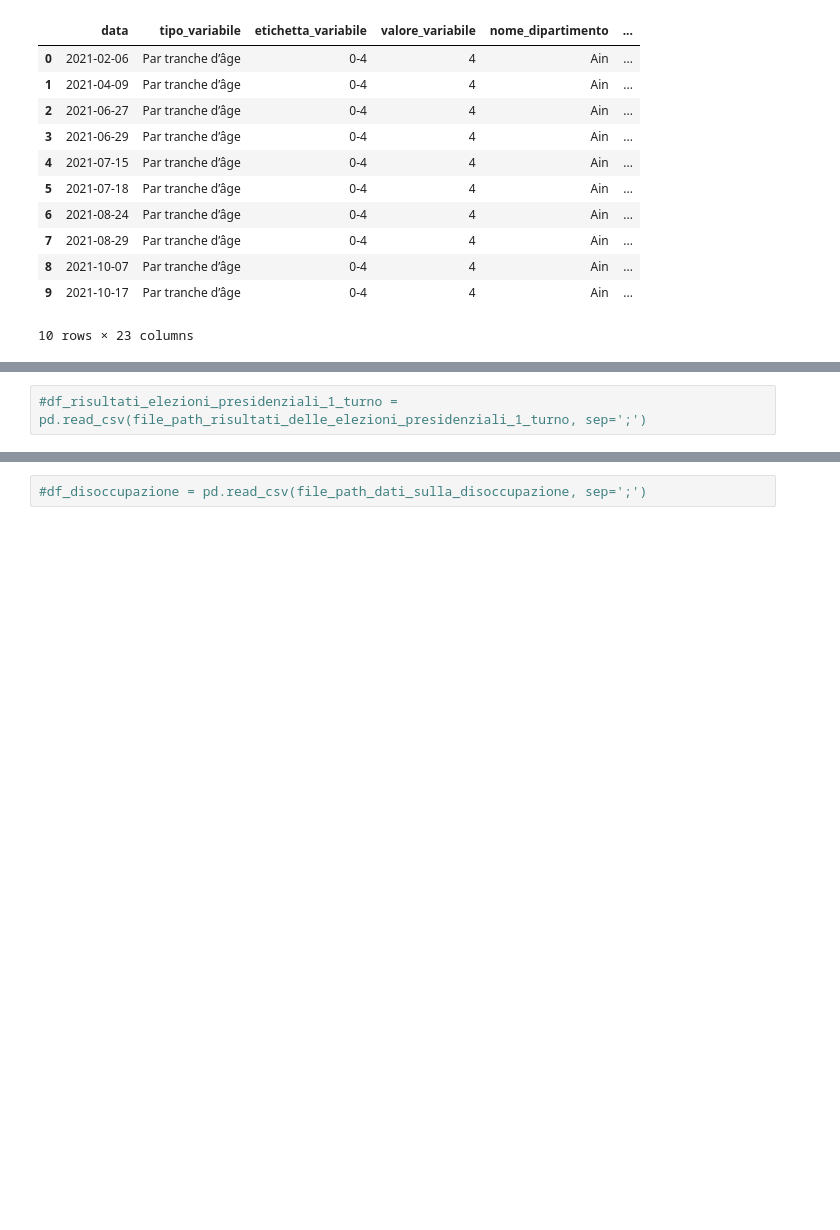
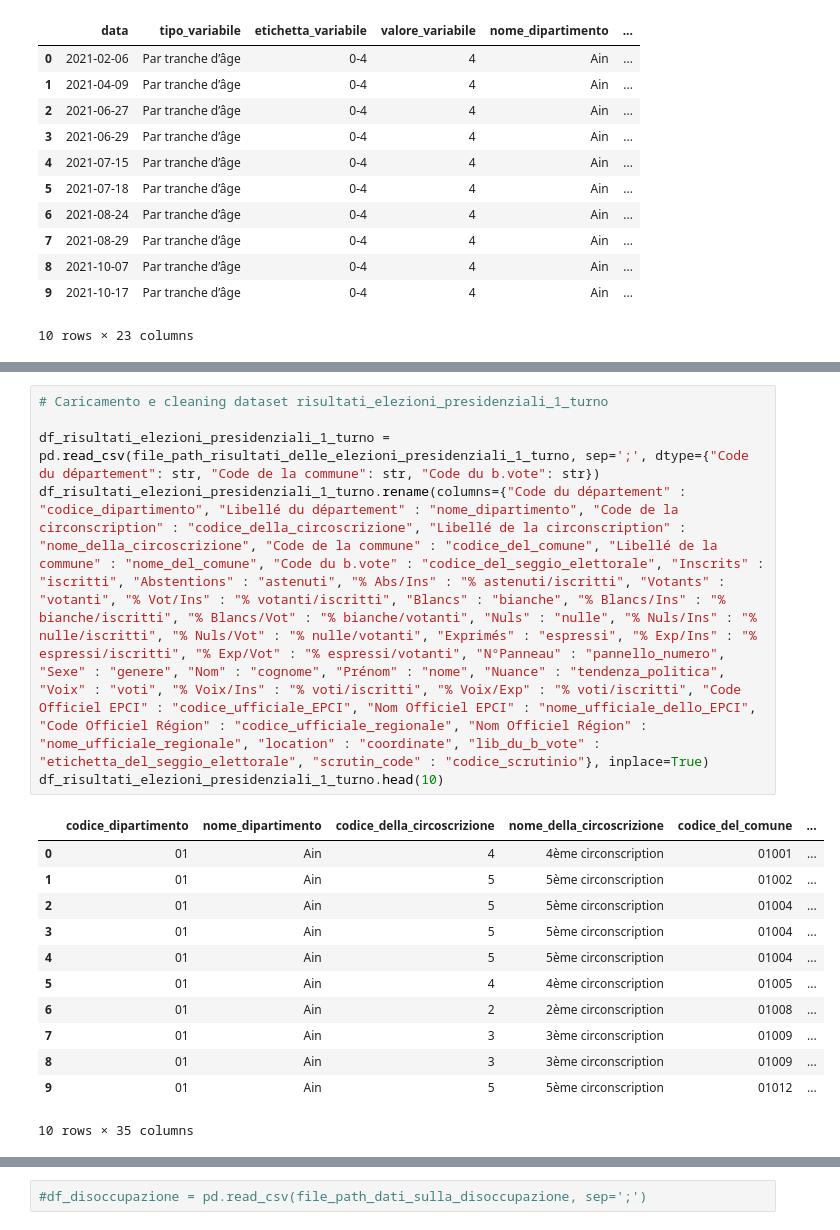
Before and after one commit to NabboGamer/progetto-big-data, a Jupyter notebook: Notebook.ipynb, the cells around one changed output, grey strips where cells are left out. Cells and saved outputs as stored; diff of their text form; blank space fills up the shorter version.

Commit message:
Caricamento e cleaning dataset risultati_elezioni_presidenziali 1 e 2 turno

```diff
--- a/Notebook.ipynb
+++ b/Notebook.ipynb
@@ -97,5 +97,22 @@ df_risultati_elezioni_legislative_2_turno.head(10)
 | 9 | 76 | Seine-Maritime | 5 | 5ème circonscription | 76495 | ... |
 10 rows × 36 columns
 # %%
-#df_risultati_elezioni_presidenziali_1_turno = pd.read_csv(file_path_risultati_delle_elezioni_presidenziali_1_turno, sep=';')
+# Caricamento e cleaning dataset risultati_elezioni_presidenziali_1_turno
+
+df_risultati_elezioni_presidenziali_1_turno = pd.read_csv(file_path_risultati_delle_elezioni_presidenziali_1_turno, sep=';', dtype={"Code du département": str, "Code de la commune": str, "Code du b.vote": str})
+df_risultati_elezioni_presidenziali_1_turno.rename(columns={"Code du département" : "codice_dipartimento", "Libellé du département" : "nome_dipartimento", "Code de la circonscription" : "codice_della_circoscrizione", "Libellé de la circonscription" : "nome_della_circoscrizione", "Code de la commune" : "codice_del_comune", "Libellé de la commune" : "nome_del_comune", "Code du b.vote" : "codice_del_seggio_elettorale", "Inscrits" : "iscritti", "Abstentions" : "astenuti", "% Abs/Ins" : "% astenuti/iscritti", "Votants" : "votanti", "% Vot/Ins" : "% votanti/iscritti", "Blancs" : "bianche", "% Blancs/Ins" : "% bianche/iscritti", "% Blancs/Vot" : "% bianche/votanti", "Nuls" : "nulle", "% Nuls/Ins" : "% nulle/iscritti", "% Nuls/Vot" : "% nulle/votanti", "Exprimés" : "espressi", "% Exp/Ins" : "% espressi/iscritti", "% Exp/Vot" : "% espressi/votanti", "N°Panneau" : "pannello_numero", "Sexe" : "genere", "Nom" : "cognome", "Prénom" : "nome", "Nuance" : "tendenza_politica", "Voix" : "voti", "% Voix/Ins" : "% voti/iscritti", "% Voix/Exp" : "% voti/iscritti", "Code Officiel EPCI" : "codice_ufficiale_EPCI", "Nom Officiel EPCI" : "nome_ufficiale_dello_EPCI", "Code Officiel Région" : "codice_ufficiale_regionale", "Nom Officiel Région" : "nome_ufficiale_regionale", "location" : "coordinate", "lib_du_b_vote" : "etichetta_del_seggio_elettorale", "scrutin_code" : "codice_scrutinio"}, inplace=True)
+df_risultati_elezioni_presidenziali_1_turno.head(10)
+# %% [output]
+|  | codice_dipartimento | nome_dipartimento | codice_della_circoscrizione | nome_della_circoscrizione | codice_del_comune | ... |
+| 0 | 01 | Ain | 4 | 4ème circonscription | 01001 | ... |
+| 1 | 01 | Ain | 5 | 5ème circonscription | 01002 | ... |
+| 2 | 01 | Ain | 5 | 5ème circonscription | 01004 | ... |
+| 3 | 01 | Ain | 5 | 5ème circonscription | 01004 | ... |
+| 4 | 01 | Ain | 5 | 5ème circonscription | 01004 | ... |
+| 5 | 01 | Ain | 4 | 4ème circonscription | 01005 | ... |
+| 6 | 01 | Ain | 2 | 2ème circonscription | 01008 | ... |
+| 7 | 01 | Ain | 3 | 3ème circonscription | 01009 | ... |
+| 8 | 01 | Ain | 3 | 3ème circonscription | 01009 | ... |
+| 9 | 01 | Ain | 5 | 5ème circonscription | 01012 | ... |
+10 rows × 35 columns
 # %%
```
Also changed, not shown: parts of 3 cells of this notebook.
